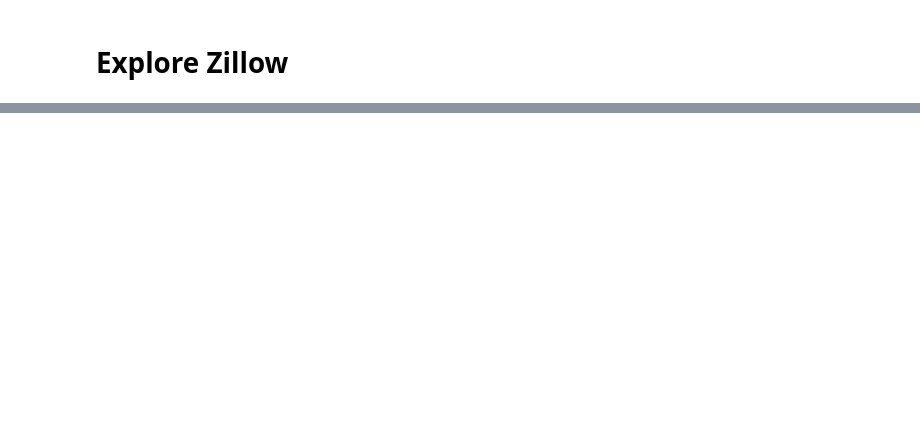
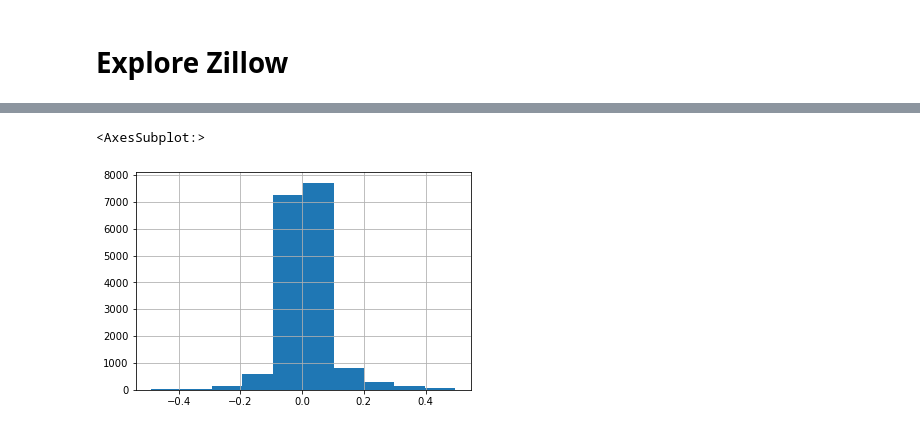
Before and after one commit to kanieladenis/clustering_exercises, a Jupyter notebook: explore_zillow.ipynb, the cells around one changed output, grey strips where cells are left out. Drawn from its saved outputs; the diff is of its cells as text; code cells hidden in the pictures; blank space fills up the shorter version.

```diff
--- a/explore_zillow.ipynb
+++ b/explore_zillow.ipynb
@@ -31,0 +37,5 @@ NameError: name 'df' is not defined
+# %%
+train[(train.logerror > -.5) & (train.logerror < .5)].logerror.hist()
+# %% [output]
+<AxesSubplot:>
+[figure, added]
```
Also changed, not shown: parts of 15 cells of this notebook, 2 other files.
